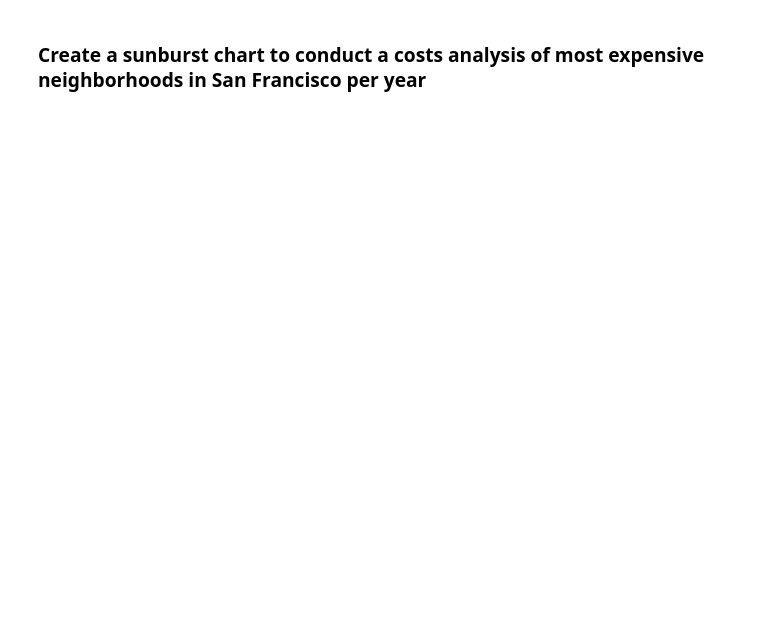
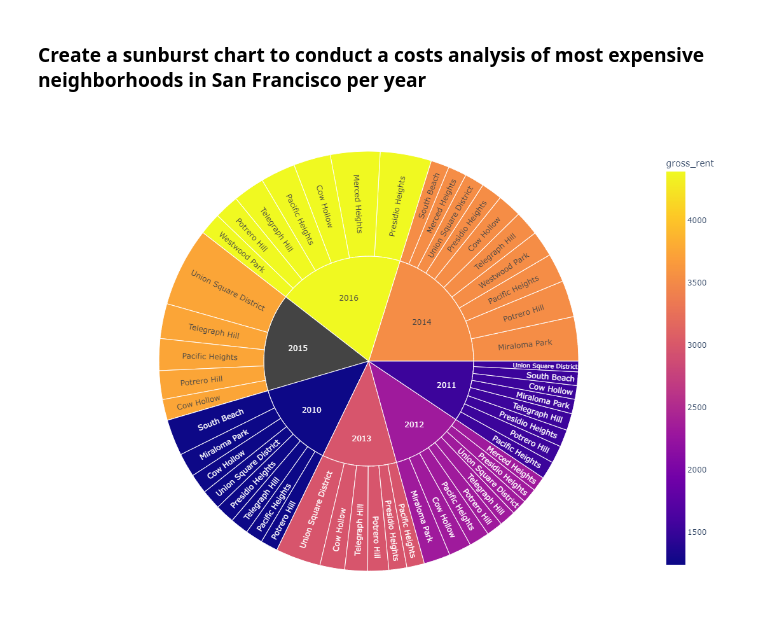
Before and after one commit to webclinic017/FintechHW, a Jupyter notebook: Homework6/Instructions/rental_analysis.ipynb, the cells around one changed output. Drawn from its saved outputs; the diff is of its cells as text; code cells hidden in the pictures; blank space fills up the shorter version.

```diff
--- a/Homework6/Instructions/rental_analysis.ipynb
+++ b/Homework6/Instructions/rental_analysis.ipynb
@@ -286,0 +359,14 @@ df_expensive_neighborhoods_per_year.head()
+# %%
+# Sunburst Plot
+sunburst_plot = px.sunburst(
+    top10_neighborhood_costs_df,
+    path=['year','neighborhood'],
+    values='sale_price_sqr_foot',
+    color='gross_rent',
+    width=800,
+    height=800
+)
+
+sunburst_plot.show()
+# %% [output]
+[figure, added]
```
Also changed, not shown: parts of 14 cells of this notebook.
